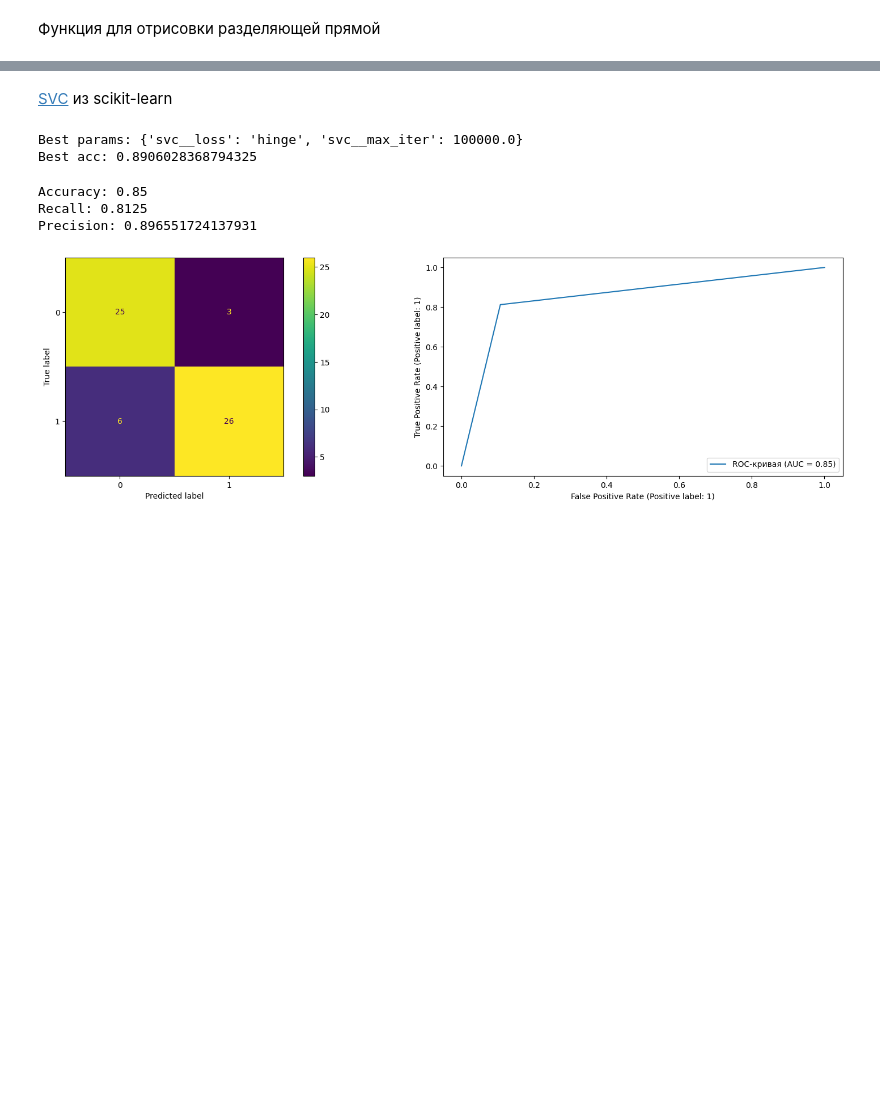
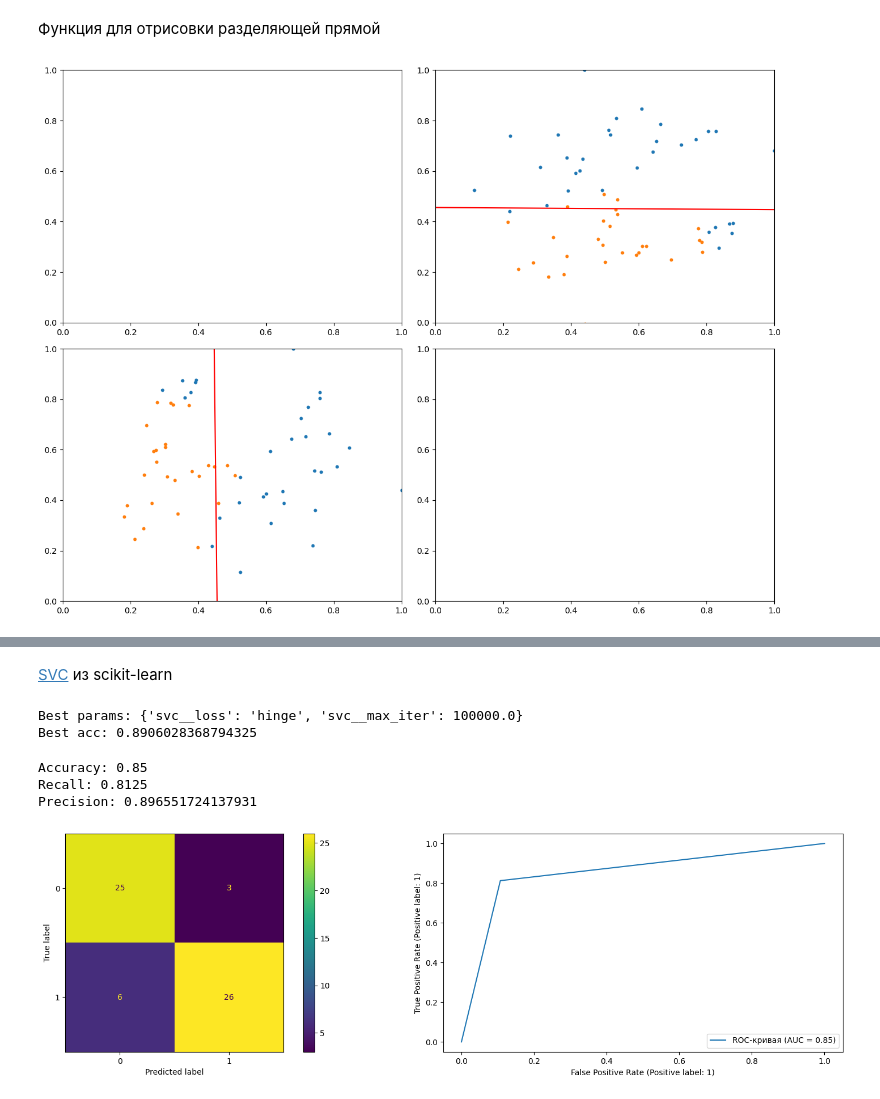
Before and after one commit to whitewolf185/ML, a Jupyter notebook: lab1/lab1.ipynb, the cells around one changed output, grey strips where cells are left out. Saved outputs shown, nothing was run; the diff lists cells and outputs as text; code cells hidden in the pictures; blank space fills up the shorter version.

```diff
--- a/lab1/lab1.ipynb
+++ b/lab1/lab1.ipynb
@@ -192,9 +184,45 @@ Precision: 0.96
 # %% [markdown]
 Функция для отрисовки разделяющей прямой
+# %%
+def drawDataAndLine(W, b, X, y):
+    n = X.shape[1]
+    fig, ax = plt.subplots(n, n)
+    for i in range(n):
+        for j in range(n):
+            ax[i][j].set_xlim(0.0, 1.0)
+            ax[i][j].set_ylim(0.0, 1.0)
+            if i==j:
+                continue
+            x_list0 = []
+            y_list0 = []
+
+            x_list1 = []
+            y_list1 = []
+            for (ii, elem) in enumerate(X):
+                if (y[ii] == 1):
+                    x_list1.append(elem[i])
+                    y_list1.append(elem[j])
+                elif (y[ii] == 0):
+                    x_list0.append(elem[i])
+                    y_list0.append(elem[j])
+            ax[i][j].scatter(x_list1, y_list1, s = 10)
+            ax[i][j].scatter(x_list0, y_list0, s = 10)
+
+            line_x = np.linspace(0.0, 1.0, 100)
+            line_y = -(W[i] * line_x + b) / W[j]
+            ax[i][j].plot(line_x, line_y, "-r")
+    fig.set_size_inches(fig.get_size_inches() * n)
+    plt.tight_layout()
+    plt.show()
 # %%
 f = open("SVM.pkl", "wb")
 pickle.dump(SVM_best, f, pickle.HIGHEST_PROTOCOL)
 f.close()
+# %%
+SVM_params = SVM_best[0].getW()
+drawDataAndLine(SVM_params[0][:2], SVM_params[0][-1], test_X, test_y)
+# %% [output]
+[figure, added]
 # %%
 rscv = RandomizedSearchCV(Pipeline([("SVM", SVM(nin=train_X.shape[1]))]),
                     {"SVM__epoches" : [1, 2, 4],
```
Also changed, not shown: parts of 9 cells of this notebook, 23 other files.
